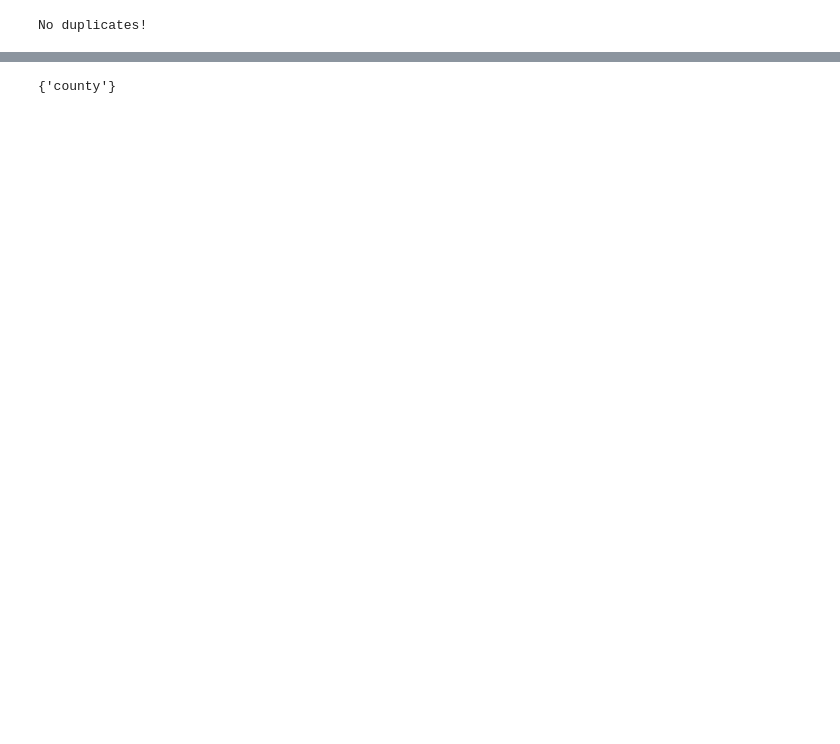
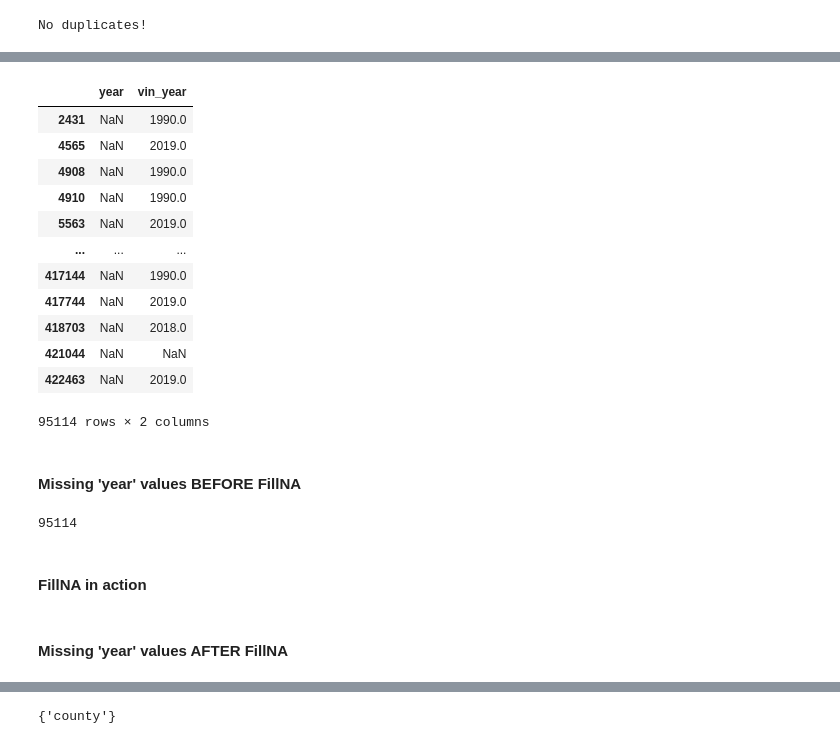
Before and after one commit to mitty4/usedCarPricePrediction, a Jupyter notebook: Data_Wrangling_Capstone_Two.ipynb, the cells around one changed output, grey strips where cells are left out. Cells and saved outputs as stored; diff of their text form; code cells hidden in the pictures; blank space fills up the shorter version.

```diff
--- a/Data_Wrangling_Capstone_Two.ipynb
+++ b/Data_Wrangling_Capstone_Two.ipynb
@@ -156,0 +187,26 @@ No duplicates!
+# %%
+miss_year = df['year'].isnull()
+df.loc[miss_year,['year','vin_year']]
+# %% [output]
+|  | year | vin_year |
+| 2431 | NaN | 1990.0 |
+| 4565 | NaN | 2019.0 |
+| 4908 | NaN | 1990.0 |
+| 4910 | NaN | 1990.0 |
+| 5563 | NaN | 2019.0 |
+| ... | ... | ... |
+| 417144 | NaN | 1990.0 |
+| 417744 | NaN | 2019.0 |
+| 418703 | NaN | 2018.0 |
+| 421044 | NaN | NaN |
+| 422463 | NaN | 2019.0 |
+95114 rows × 2 columns
+# %% [markdown]
+#### Missing 'year' values BEFORE FillNA
+# %%
+#missing number of years before fillna
+df['year'].isnull().sum()
+# %% [output]
+95114
+# %% [markdown]
+#### FillNA in action
@@ -156,0 +216,2 @@ No duplicates!
+# %% [markdown]
+#### Missing 'year' values AFTER FillNA
```
Also changed, not shown: parts of 67 cells of this notebook.
